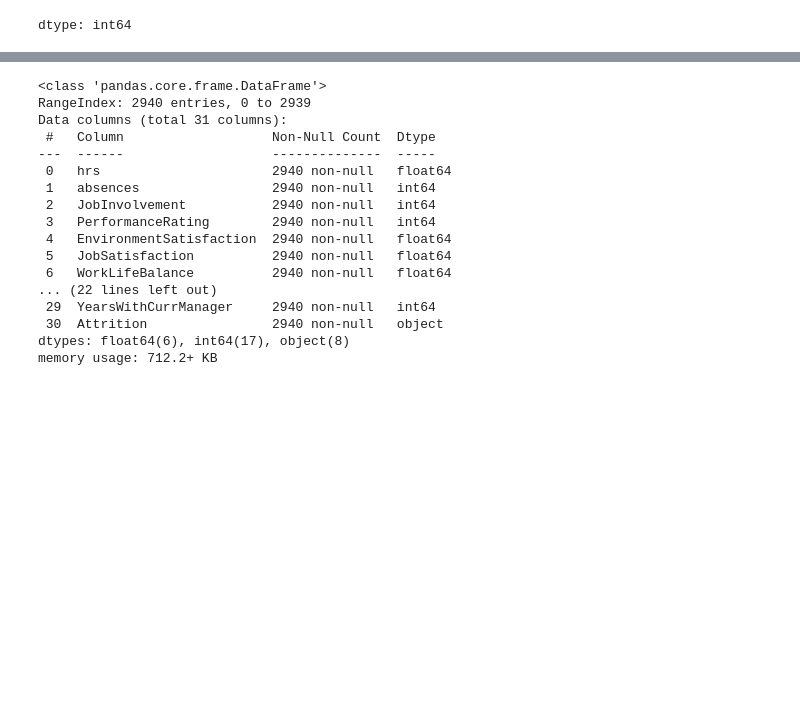
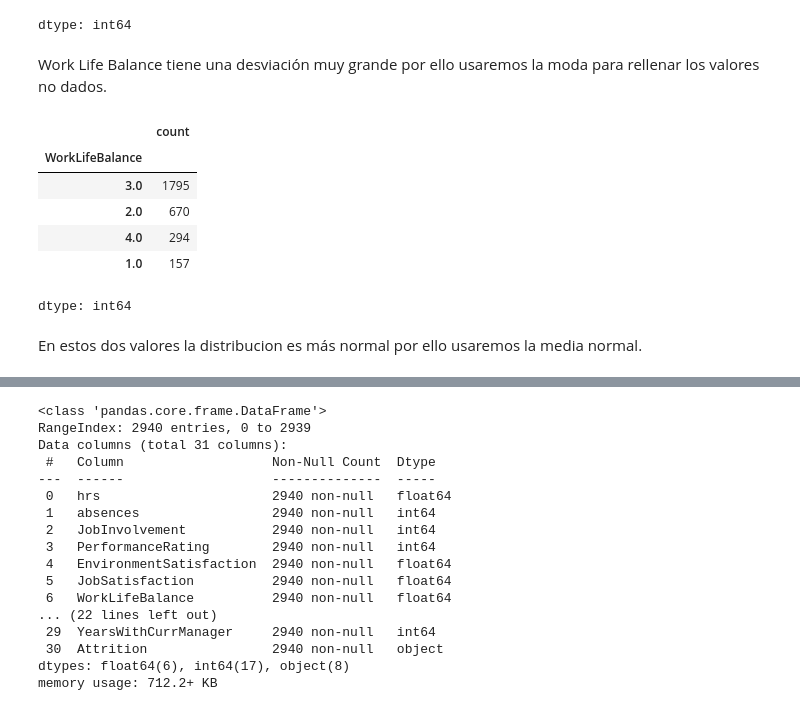
Before and after one commit to 100451061/proyecto_aprendizaje_automatico, a Jupyter notebook: notebooks/eda.ipynb, the cells around one changed output, grey strips where cells are left out. Saved outputs shown, nothing was run; the diff lists cells and outputs as text; code cells hidden in the pictures; blank space fills up the shorter version.

```diff
--- a/notebooks/eda.ipynb
+++ b/notebooks/eda.ipynb
@@ -64,0 +58,14 @@ df.fillna(0, inplace=True)
+# %% [markdown]
+Work Life Balance tiene una desviación muy grande por ello usaremos la moda para rellenar los valores no dados.
+# %%
+df['WorkLifeBalance'].value_counts()
+# %% [output]
+|  | count |
+| WorkLifeBalance |  |
+| 3.0 | 1795 |
+| 2.0 | 670 |
+| 4.0 | 294 |
+| 1.0 | 157 |
+dtype: int64
+# %% [markdown]
+En estos dos valores la distribucion es más normal por ello usaremos la media normal.
```
Also changed, not shown: parts of 6 cells of this notebook.
